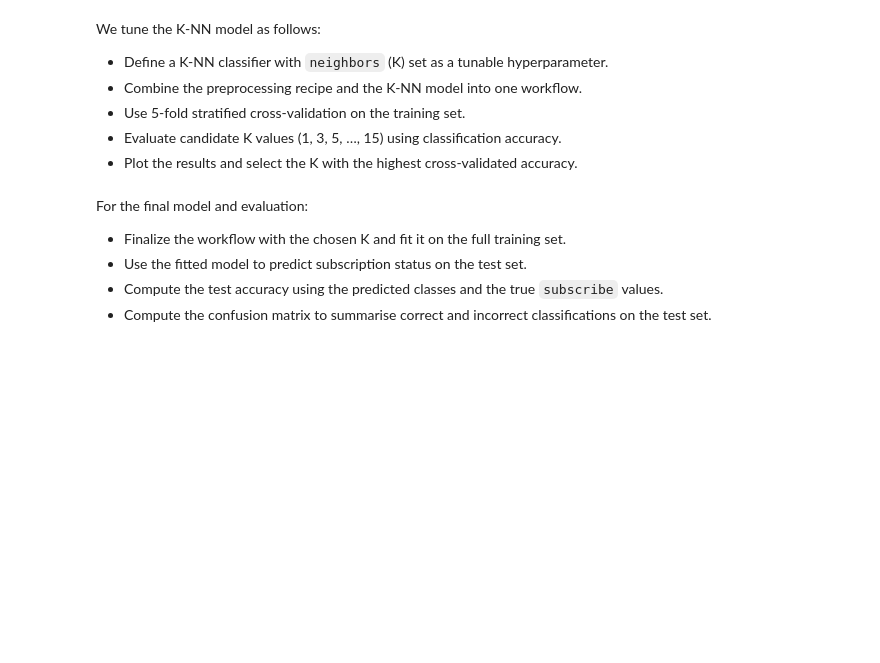
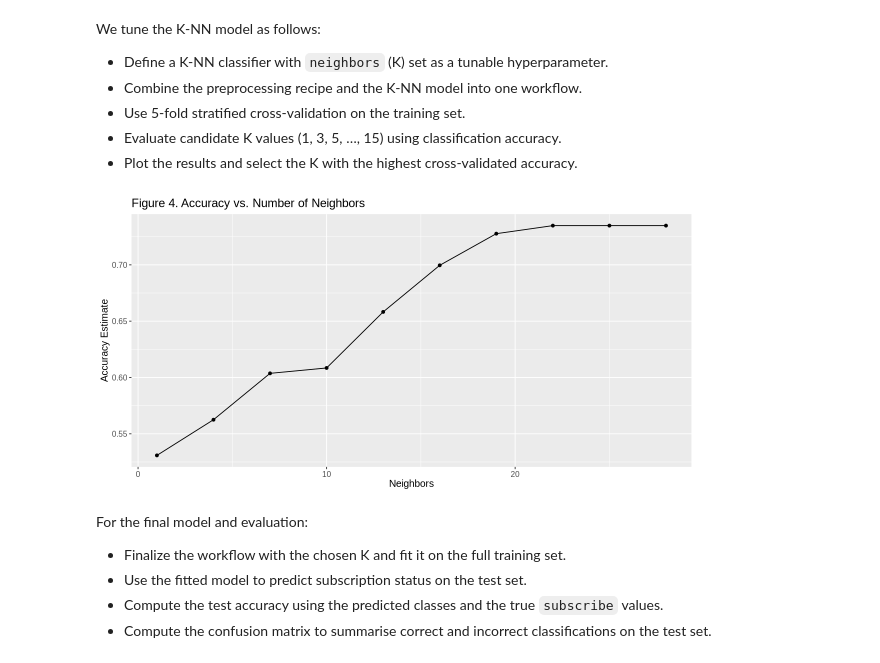
Before and after one commit to kristyluna2006/DSCI-Group-Project-, a Jupyter notebook: Group Project.ipynb, the cells around one changed output. Cells and saved outputs as stored; diff of their text form; code cells hidden in the pictures; blank space fills up the shorter version.

```diff
--- a/Group Project.ipynb
+++ b/Group Project.ipynb
@@ -262,34 +272,36 @@ knn_spec <- nearest_neighbor(weight_func = "rectangular", neighbors = tune()) |>
 #Performing a 5-fold cross-validation
 players_folds <- vfold_cv(players_train, v = 5, strata = subscribe)
 
 #Grid of K values to try
 k_grid <- tibble(neighbors = seq(from = 1, to = 28, by = 3))
 
 set.seed(123)
 #Tune K using Cross-Validation
 knn_tune_res <- workflow() |>
         add_recipe(players_recipe) |>
   add_model(knn_spec) |>
     tune_grid(resamples = players_folds, grid = k_grid) |>
     collect_metrics()
 
 #Get the accuracy results
 accuracies <- knn_tune_res |>
         filter(.metric == "accuracy")
 
 #Plot Accuracy vs Neighbors
 accuracy_vs_k <- ggplot(accuracies, aes(x = neighbors, y = mean)) +
         geom_point() +
         geom_line() +
-        labs(x = "Neighbors", y = "Accuracy Estimate") +
+        labs(title = "Figure 4. Accuracy vs. Number of Neighbors", x = "Neighbors", y = "Accuracy Estimate") +
         theme(text = element_text(size = 12))
 accuracy_vs_k
 
 #Pick the Best K
 best_k <- accuracies |>
         arrange(desc(mean)) |>
         slice(1) |>
         pull(neighbors)
+# %% [output]
+[figure, added]
 # %% [markdown]
 For the final model and evaluation:
 
```
Also changed, not shown: parts of 6 cells of this notebook.
